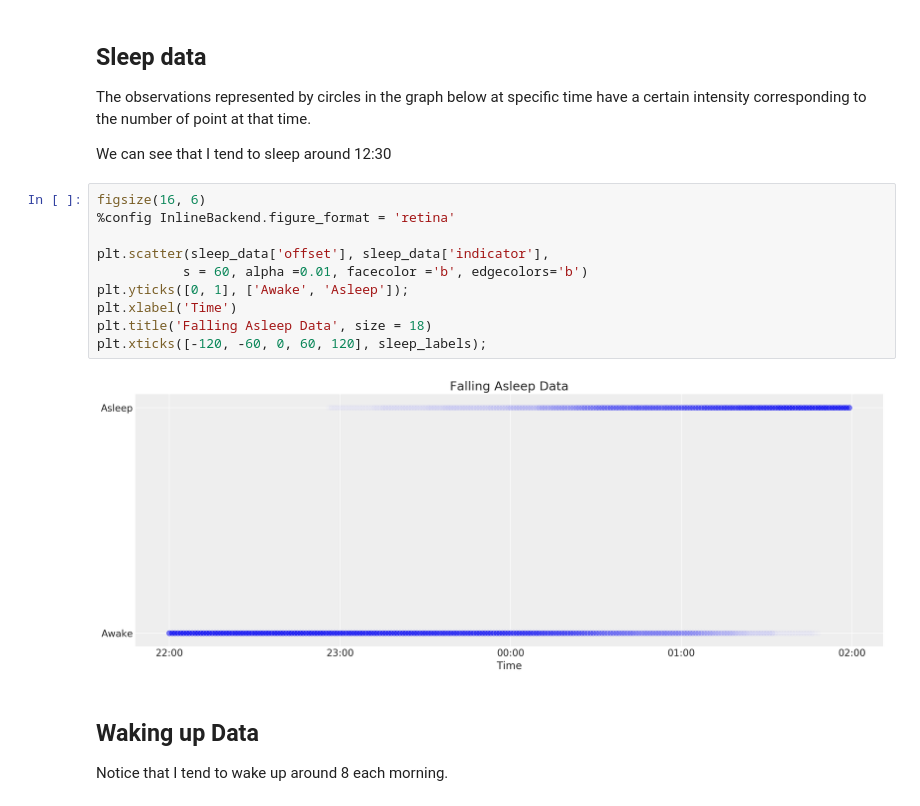
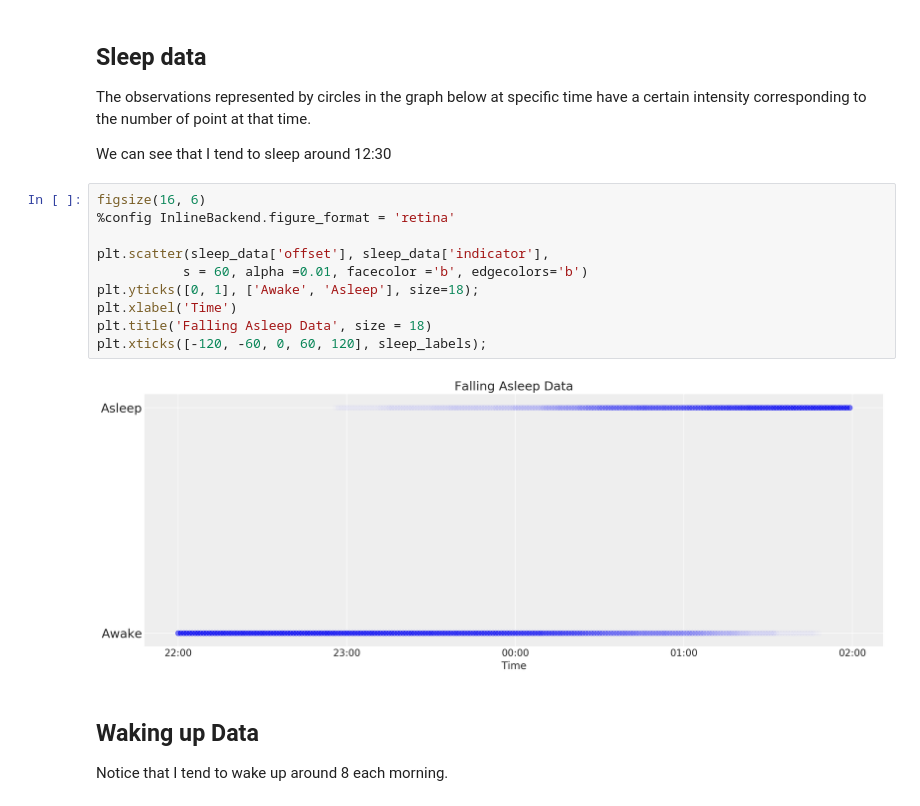
Before and after one commit to bwassim/Health-Data-Analysis, a Jupyter notebook: Analyse-Garmin-Health-Data.ipynb, the cells around one changed output. Cells and saved outputs as stored; diff of their text form.

```diff
--- a/Analyse-Garmin-Health-Data.ipynb
+++ b/Analyse-Garmin-Health-Data.ipynb
@@ -418,15 +438,15 @@ We can see that I tend to sleep around 12:30
 # %%
 figsize(16, 6)
 %config InlineBackend.figure_format = 'retina'
 
 plt.scatter(sleep_data['offset'], sleep_data['indicator'],
            s = 60, alpha =0.01, facecolor ='b', edgecolors='b')
-plt.yticks([0, 1], ['Awake', 'Asleep']);
+plt.yticks([0, 1], ['Awake', 'Asleep'], size=18);
 plt.xlabel('Time')
 plt.title('Falling Asleep Data', size = 18)
 plt.xticks([-120, -60, 0, 60, 120], sleep_labels);
 # %% [output]
-[figure, old version]
+[figure, new version]
 # %% [markdown]
 ## Waking up Data
 Notice that I tend to wake up around 8 each morning.
```
Also changed, not shown: parts of 17 cells of this notebook.
